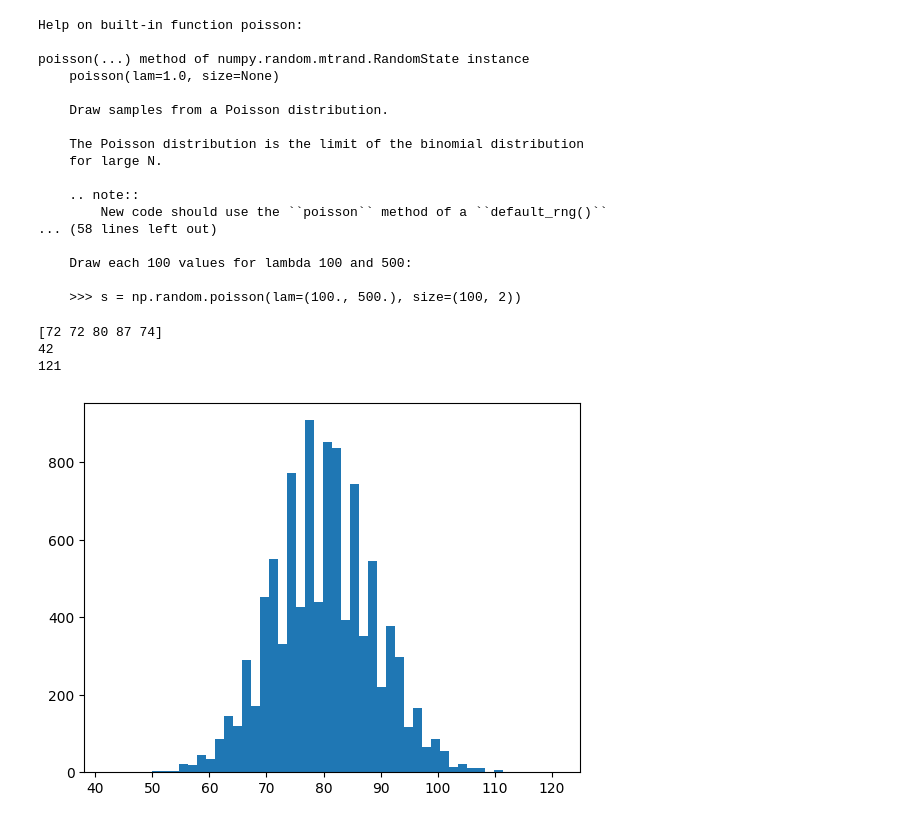
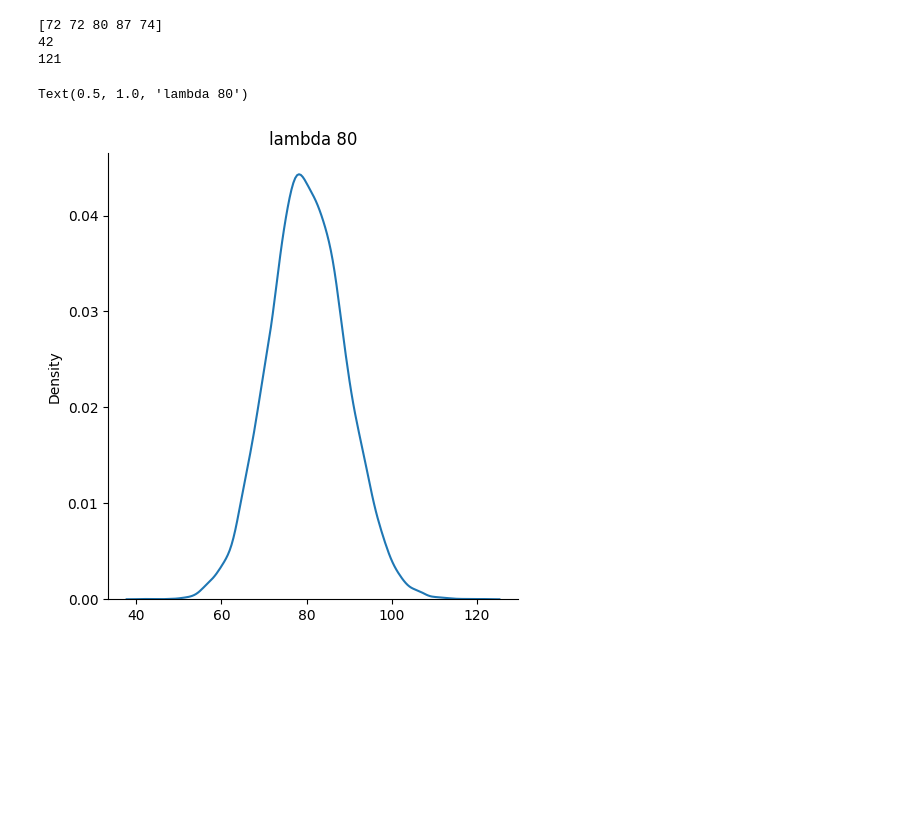
Before and after one commit to tabjun/Anomaly-Detection, a Jupyter notebook: simulation/poisson_generation.ipynb, the cells around one changed output. Cells and saved outputs as stored; diff of their text form; code cells hidden in the pictures; blank space fills up the shorter version.

```diff
--- a/simulation/poisson_generation.ipynb
+++ b/simulation/poisson_generation.ipynb
@@ -3,38 +3,19 @@ import numpy as np
 import pandas as pd
 import matplotlib.pyplot as plt
 import seaborn as sns
-# %%
-help(np.random.poisson)
-# %% [output]
-Help on built-in function poisson:
-
-poisson(...) method of numpy.random.mtrand.RandomState instance
-    poisson(lam=1.0, size=None)
-
-    Draw samples from a Poisson distribution.
-
-    The Poisson distribution is the limit of the binomial distribution
-    for large N.
-
-    .. note::
-        New code should use the ``poisson`` method of a ``default_rng()``
-... (58 lines left out)
-
-    Draw each 100 values for lambda 100 and 500:
-
-    >>> s = np.random.poisson(lam=(100., 500.), size=(100, 2))
 # %%
 np.random.seed(5)
 
-data = np.random.poisson(lam=80, size = 10000)
+data_80 = np.random.poisson(lam=80, size = 10000)
 
-print(data[:5]);print(min(data));print(max(data))
+print(data_80[:5]);print(min(data_80));print(max(data_80))
+
+sns.displot(data_80, kind = 'kde')
+
+plt.title('lambda 80')
 # %% [output]
 [72 72 80 87 74]
 42
 121
+Text(0.5, 1.0, 'lambda 80')
+[figure, added]
-# %%
-plt.hist(data, bins=50)
-plt.show()
-# %% [output]
-[figure, removed]
```
Also changed, not shown: parts of 6 cells of this notebook, 1 other file.
